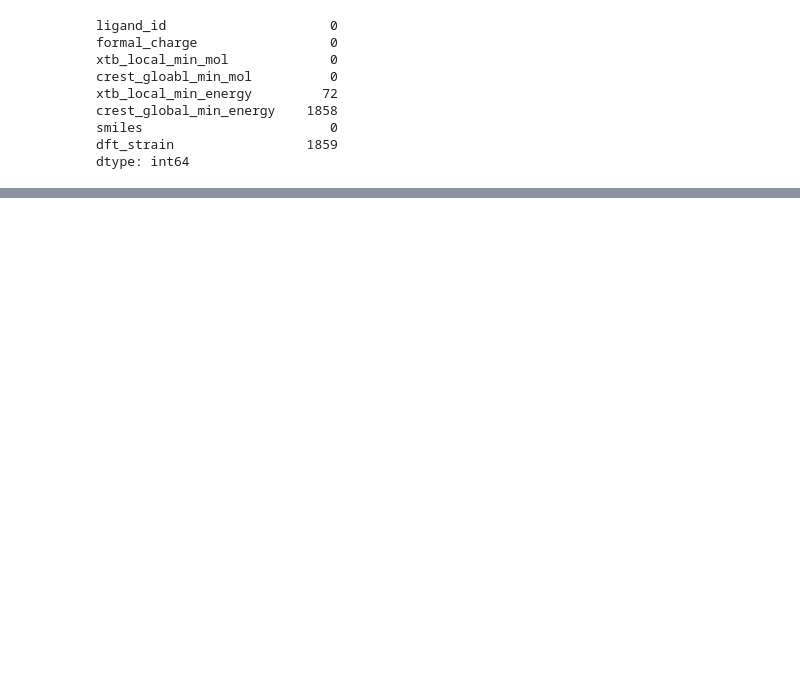
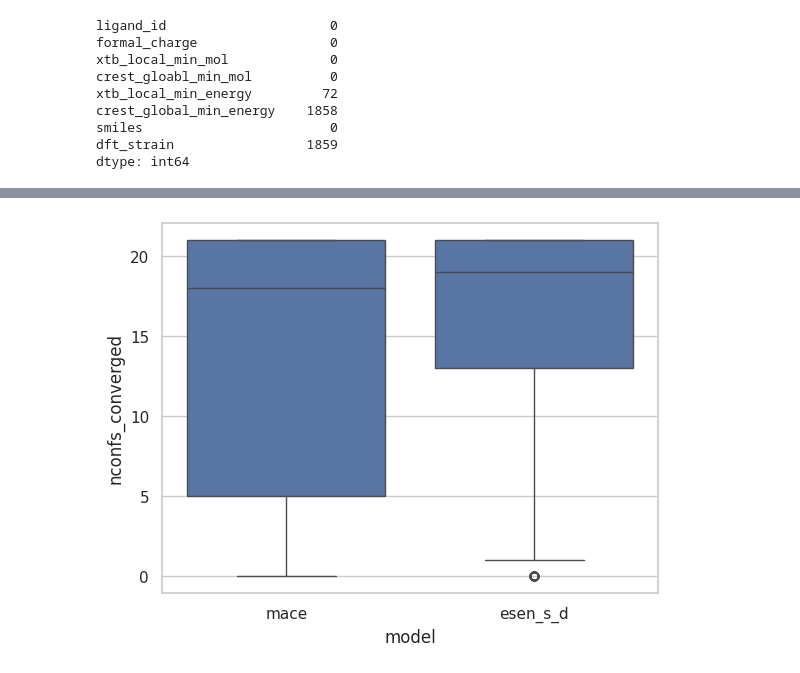
Before and after one commit to prescient-design/StrainRelief, a Jupyter notebook: analysis/analysis_neutral.ipynb, the cells around one changed output, grey strips where cells are left out. Drawn from its saved outputs; the diff is of its cells as text; code cells hidden in the pictures; blank space fills up the shorter version.

```diff
--- a/analysis/analysis_neutral.ipynb
+++ b/analysis/analysis_neutral.ipynb
@@ -114,0 +163,10 @@ root.head()
+# %%
+conv = pd.concat([
+    pd.DataFrame({"nconfs_converged": mace.nconfs_converged, "model": "mace"}),
+    pd.DataFrame({"nconfs_converged": esen_d.nconfs_converged, "model": "esen_s_d"})
+])
+
+sns.boxplot(data=conv, y="nconfs_converged", x="model")
+plt.show()
+# %% [output]
+[figure, added]
```
Also changed, not shown: parts of 21 cells of this notebook, 1 other file.
